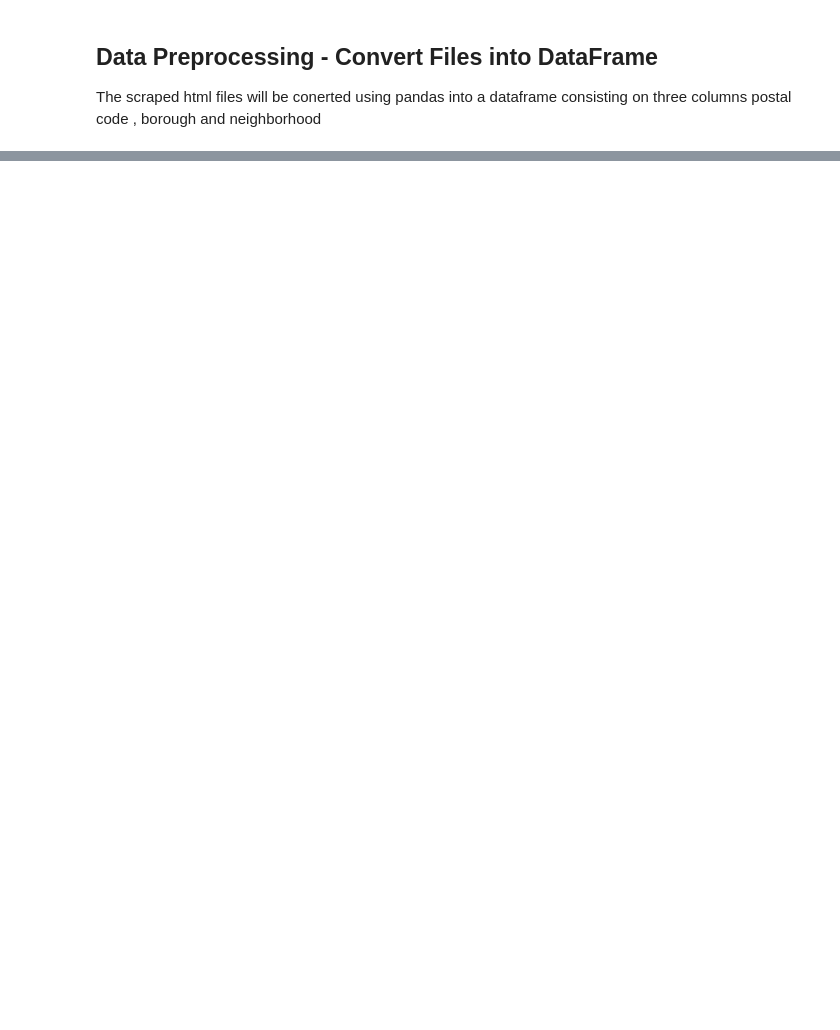
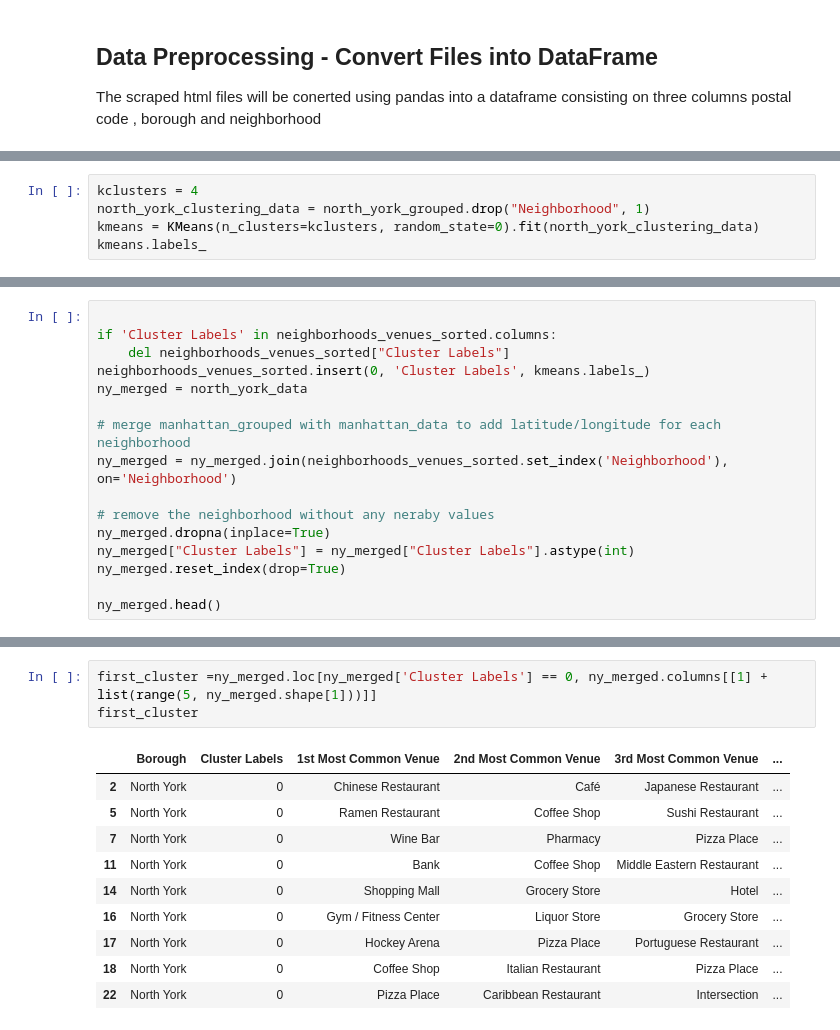
Before and after one commit to Cea-Learning/coursera, a Jupyter notebook: capstone projects/city_of_neighbourhoods.ipynb, the cells around one changed output, grey strips where cells are left out. Drawn from its saved outputs; the diff is of its cells as text; blank space fills up the shorter version.

```diff
--- a/capstone projects/city_of_neighbourhoods.ipynb
+++ b/capstone projects/city_of_neighbourhoods.ipynb
@@ -77,0 +365,5 @@ df.shape
+# %%
+kclusters = 4
+north_york_clustering_data = north_york_grouped.drop("Neighborhood", 1)
+kmeans = KMeans(n_clusters=kclusters, random_state=0).fit(north_york_clustering_data)
+kmeans.labels_
@@ -77,0 +373,16 @@ df.shape
+# %%
+
+if 'Cluster Labels' in neighborhoods_venues_sorted.columns:
+    del neighborhoods_venues_sorted["Cluster Labels"]
+neighborhoods_venues_sorted.insert(0, 'Cluster Labels', kmeans.labels_)
+ny_merged = north_york_data
+
+# merge manhattan_grouped with manhattan_data to add latitude/longitude for each neighborhood
+ny_merged = ny_merged.join(neighborhoods_venues_sorted.set_index('Neighborhood'), on='Neighborhood')
+
+# remove the neighborhood without any neraby values
+ny_merged.dropna(inplace=True)
+ny_merged["Cluster Labels"] = ny_merged["Cluster Labels"].astype(int)
+ny_merged.reset_index(drop=True)
+
+ny_merged.head()
@@ -77,0 +422,14 @@ df.shape
+# %%
+first_cluster =ny_merged.loc[ny_merged['Cluster Labels'] == 0, ny_merged.columns[[1] + list(range(5, ny_merged.shape[1]))]]
+first_cluster
+# %% [output]
+|  | Borough | Cluster Labels | 1st Most Common Venue | 2nd Most Common Venue | 3rd Most Common Venue | ... |
+| 2 | North York | 0 | Chinese Restaurant | Café | Japanese Restaurant | ... |
+| 5 | North York | 0 | Ramen Restaurant | Coffee Shop | Sushi Restaurant | ... |
+| 7 | North York | 0 | Wine Bar | Pharmacy | Pizza Place | ... |
+| 11 | North York | 0 | Bank | Coffee Shop | Middle Eastern Restaurant | ... |
+| 14 | North York | 0 | Shopping Mall | Grocery Store | Hotel | ... |
+| 16 | North York | 0 | Gym / Fitness Center | Liquor Store | Grocery Store | ... |
+| 17 | North York | 0 | Hockey Arena | Pizza Place | Portuguese Restaurant | ... |
+| 18 | North York | 0 | Coffee Shop | Italian Restaurant | Pizza Place | ... |
+| 22 | North York | 0 | Pizza Place | Caribbean Restaurant | Intersection | ... |
```
Also changed, not shown: parts of 49 cells of this notebook, 3 other files.
